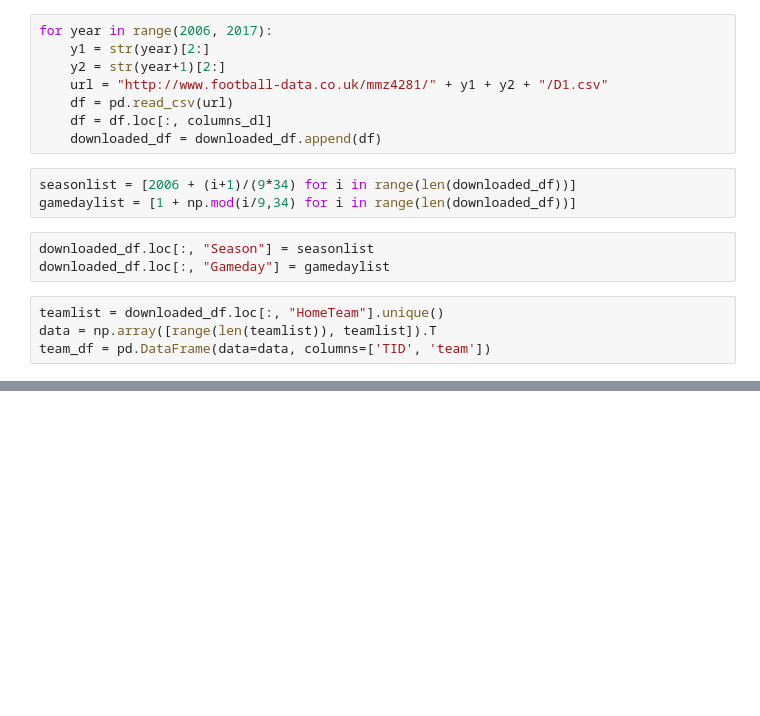
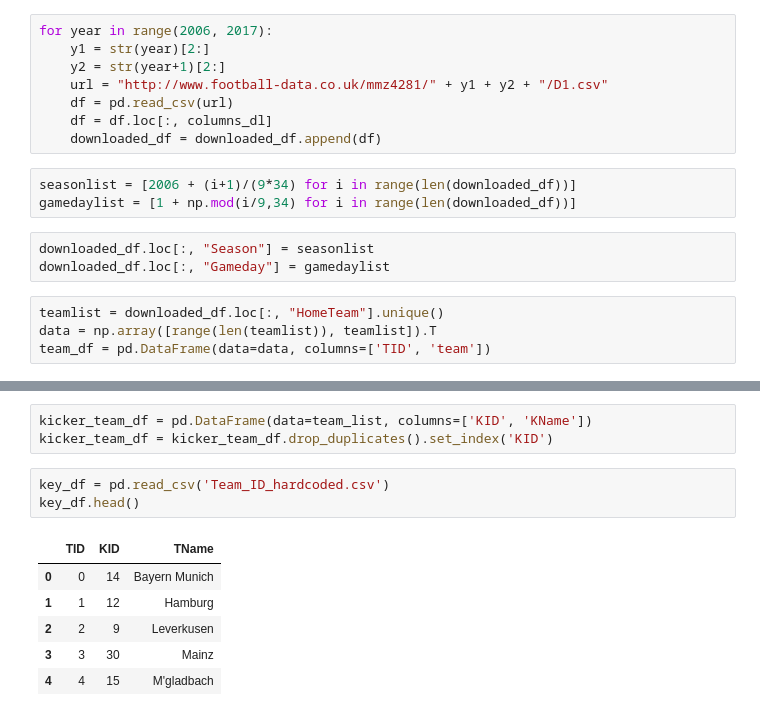
Before and after one commit to mgbukov/bundesliga, a Jupyter notebook: Buli_Download.ipynb, the cells around one changed output, grey strips where cells are left out. Saved outputs shown, nothing was run; the diff lists cells and outputs as text; blank space fills up the shorter version.

```diff
--- a/Buli_Download.ipynb
+++ b/Buli_Download.ipynb
@@ -47,0 +162,13 @@ cleaned_df.to_csv('Bundesliga_Data_2006_2016.csv', index=False)
+# %%
+kicker_team_df = pd.DataFrame(data=team_list, columns=['KID', 'KName'])
+kicker_team_df = kicker_team_df.drop_duplicates().set_index('KID')
+# %%
+key_df = pd.read_csv('Team_ID_hardcoded.csv')
+key_df.head()
+# %% [output]
+|  | TID | KID | TName |
+| 0 | 0 | 14 | Bayern Munich |
+| 1 | 1 | 12 | Hamburg |
+| 2 | 2 | 9 | Leverkusen |
+| 3 | 3 | 30 | Mainz |
+| 4 | 4 | 15 | M'gladbach |
```
Also changed, not shown: parts of 13 cells of this notebook, 2 other files.
